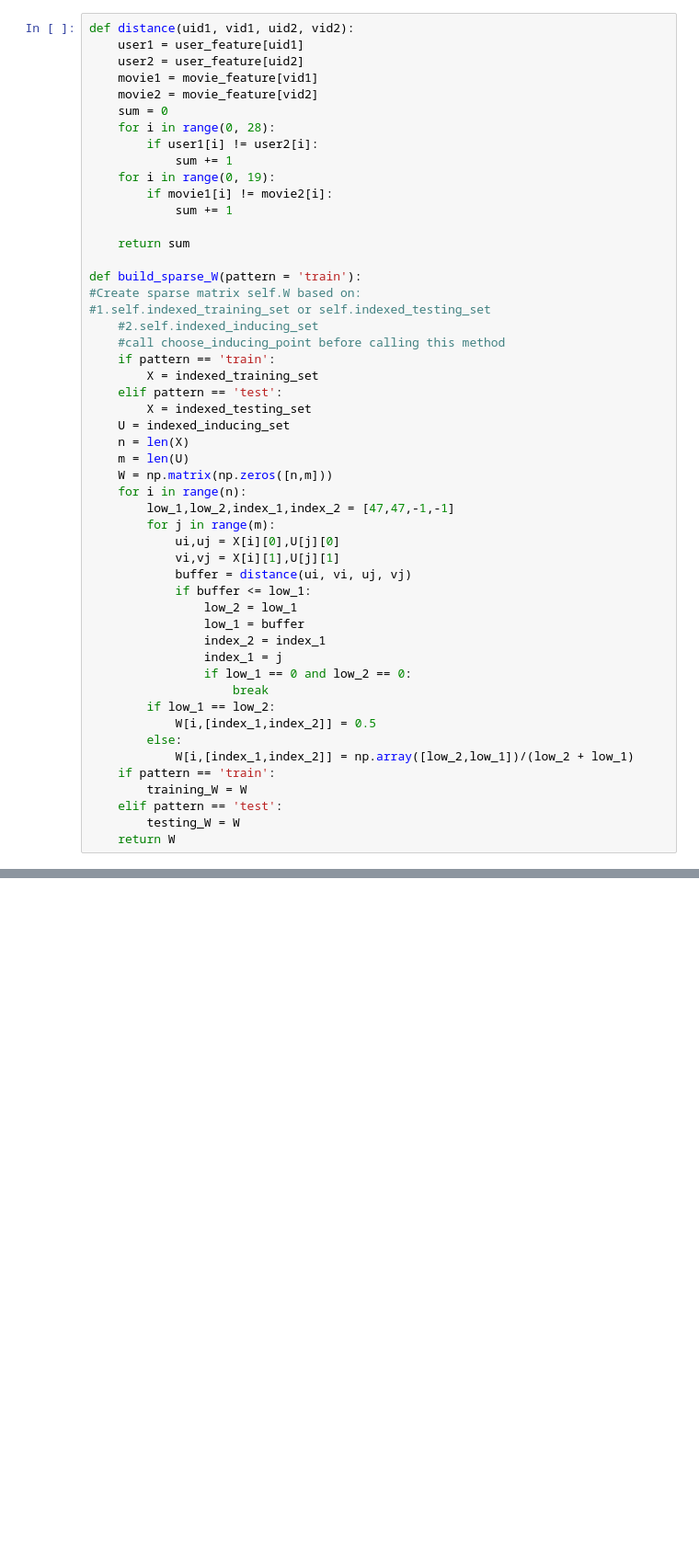
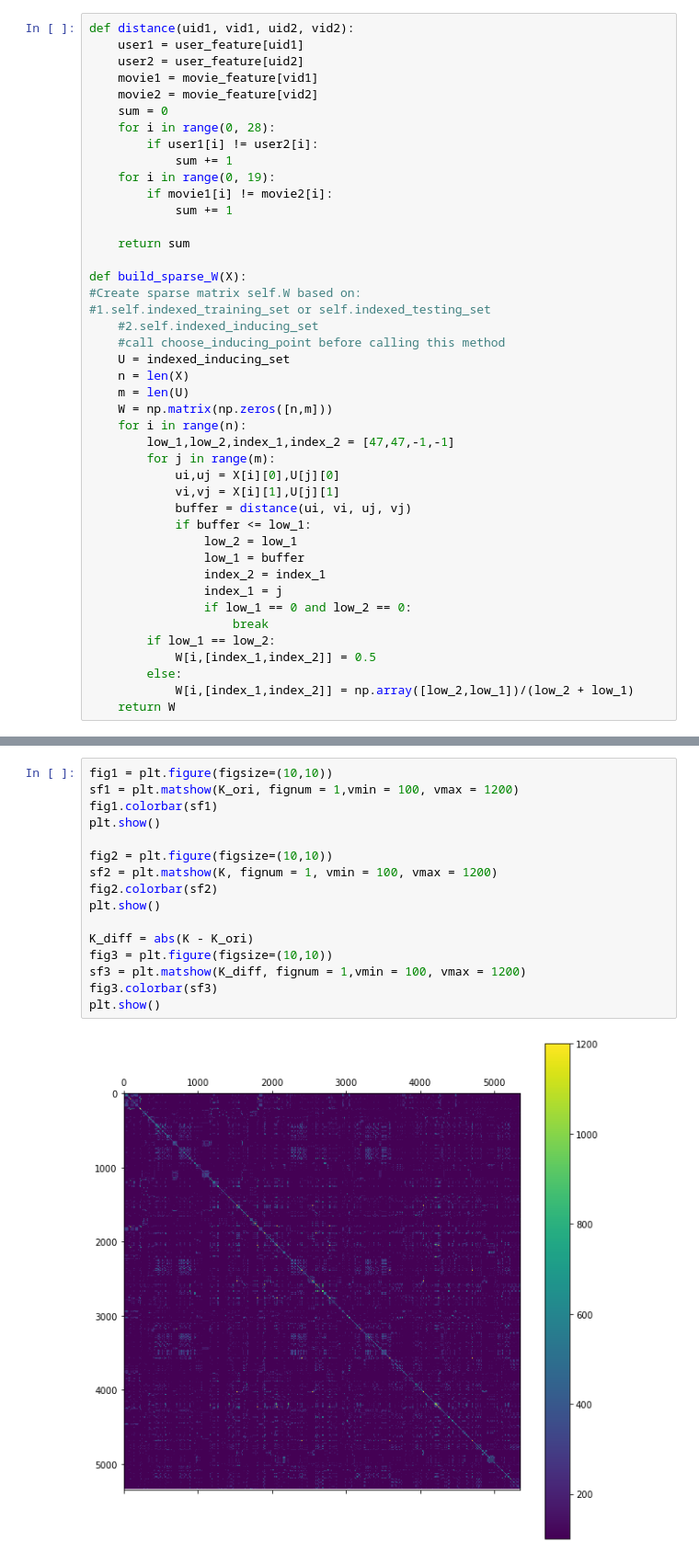
Before and after one commit to ys766/BML, a Jupyter notebook: kissgp_gp_regression_test.ipynb, the cells around one changed output, grey strips where cells are left out. Shown at 92% size. Cells and saved outputs as stored; diff of their text form; blank space fills up the shorter version.

```diff
--- a/kissgp_gp_regression_test.ipynb
+++ b/kissgp_gp_regression_test.ipynb
@@ -39,15 +40,11 @@ def distance(uid1, vid1, uid2, vid2):
 
     return sum
 
-def build_sparse_W(pattern = 'train'):
+def build_sparse_W(X):
 #Create sparse matrix self.W based on:
 #1.self.indexed_training_set or self.indexed_testing_set
     #2.self.indexed_inducing_set
     #call choose_inducing_point before calling this method
-    if pattern == 'train':
-        X = indexed_training_set
-    elif pattern == 'test':
-        X = indexed_testing_set
     U = indexed_inducing_set
     n = len(X)
     m = len(U)
@@ -69,10 +66,6 @@ def build_sparse_W(pattern = 'train'):
             W[i,[index_1,index_2]] = 0.5
         else:
             W[i,[index_1,index_2]] = np.array([low_2,low_1])/(low_2 + low_1)
-    if pattern == 'train':
-        training_W = W
-    elif pattern == 'test':
-        testing_W = W
     return W
 # %%
 def choose_inducing_point(ratio,pattern = 'random',source = 'training set'):
@@ -282,0 +265,18 @@ NameError: name 'build_sparse_W' is not defined
+# %%
+fig1 = plt.figure(figsize=(10,10))
+sf1 = plt.matshow(K_ori, fignum = 1,vmin = 100, vmax = 1200)
+fig1.colorbar(sf1)
+plt.show()
+
+fig2 = plt.figure(figsize=(10,10))
+sf2 = plt.matshow(K, fignum = 1, vmin = 100, vmax = 1200)
+fig2.colorbar(sf2)
+plt.show()
+
+K_diff = abs(K - K_ori)
+fig3 = plt.figure(figsize=(10,10))
+sf3 = plt.matshow(K_diff, fignum = 1,vmin = 100, vmax = 1200)
+fig3.colorbar(sf3)
+plt.show()
+# %% [output]
+[figure, added]
```
Also changed, not shown: parts of 18 cells of this notebook.
